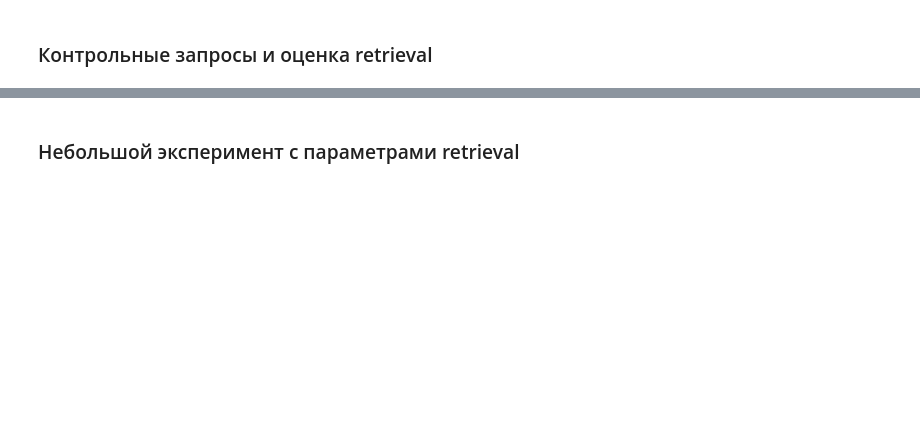
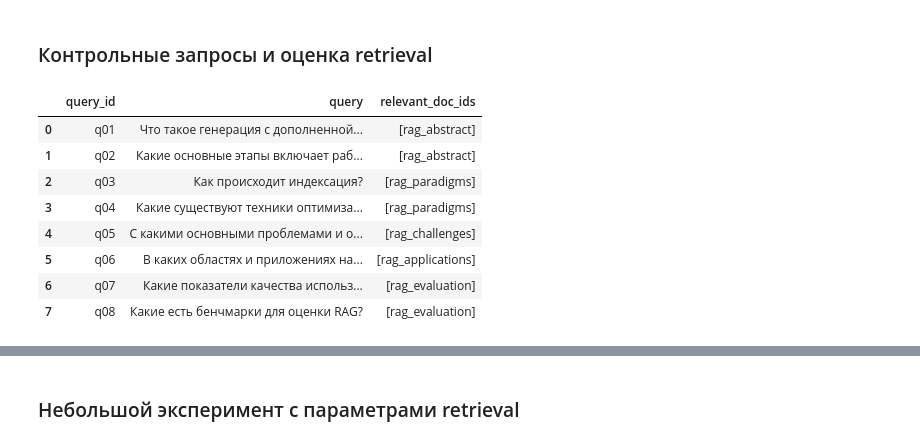
Before and after one commit to as-tar/mirea-aie-course, a Jupyter notebook: homeworks/HW14/HW14.ipynb, the cells around one changed output, grey strips where cells are left out. Saved outputs shown, nothing was run; the diff lists cells and outputs as text; code cells hidden in the pictures; blank space fills up the shorter version.

```diff
--- a/homeworks/HW14/HW14.ipynb
+++ b/homeworks/HW14/HW14.ipynb
@@ -31,3 +47,6 @@ set_seed(SEED)
+# %%
+pd.set_option("display.width", 140)
+pd.set_option("display.max_colwidth", 100)
 # %%
 os.makedirs("artifacts", exist_ok=True)
 # %% [markdown]
@@ -187,0 +331,13 @@ The average number of words per token depends on the language. Byte-pair encodin
+# %%
+df_benchmark = pd.DataFrame(qa_benchmark)
+display(df_benchmark)
+# %% [output]
+|  | query_id | query | relevant_doc_ids |
+| 0 | q01 | Что такое генерация с дополненной... | [rag_abstract] |
+| 1 | q02 | Какие основные этапы включает раб... | [rag_abstract] |
+| 2 | q03 | Как происходит индексация? | [rag_paradigms] |
+| 3 | q04 | Какие существуют техники оптимиза... | [rag_paradigms] |
+| 4 | q05 | С какими основными проблемами и о... | [rag_challenges] |
+| 5 | q06 | В каких областях и приложениях на... | [rag_applications] |
+| 6 | q07 | Какие показатели качества использ... | [rag_evaluation] |
+| 7 | q08 | Какие есть бенчмарки для оценки RAG? | [rag_evaluation] |
```
Also changed, not shown: parts of 51 cells of this notebook, 13 other files.
